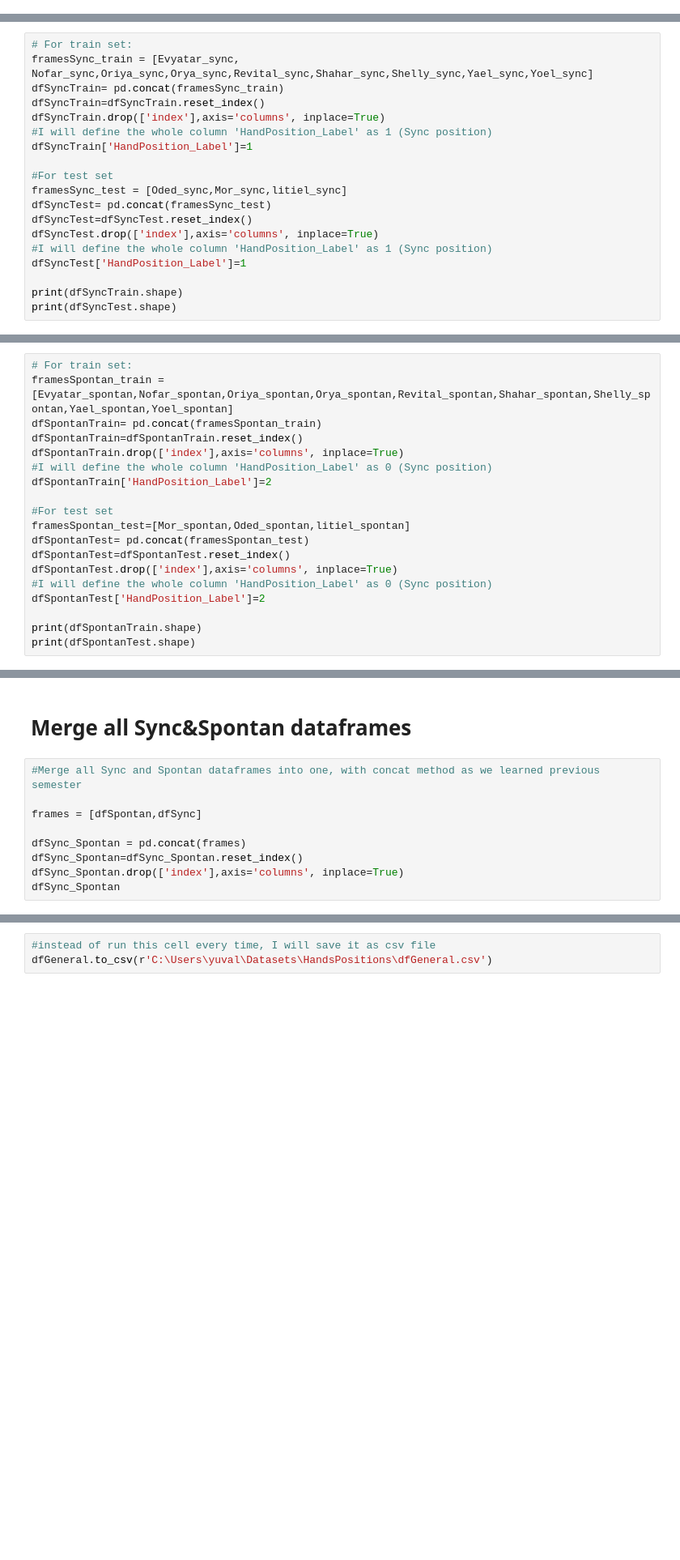
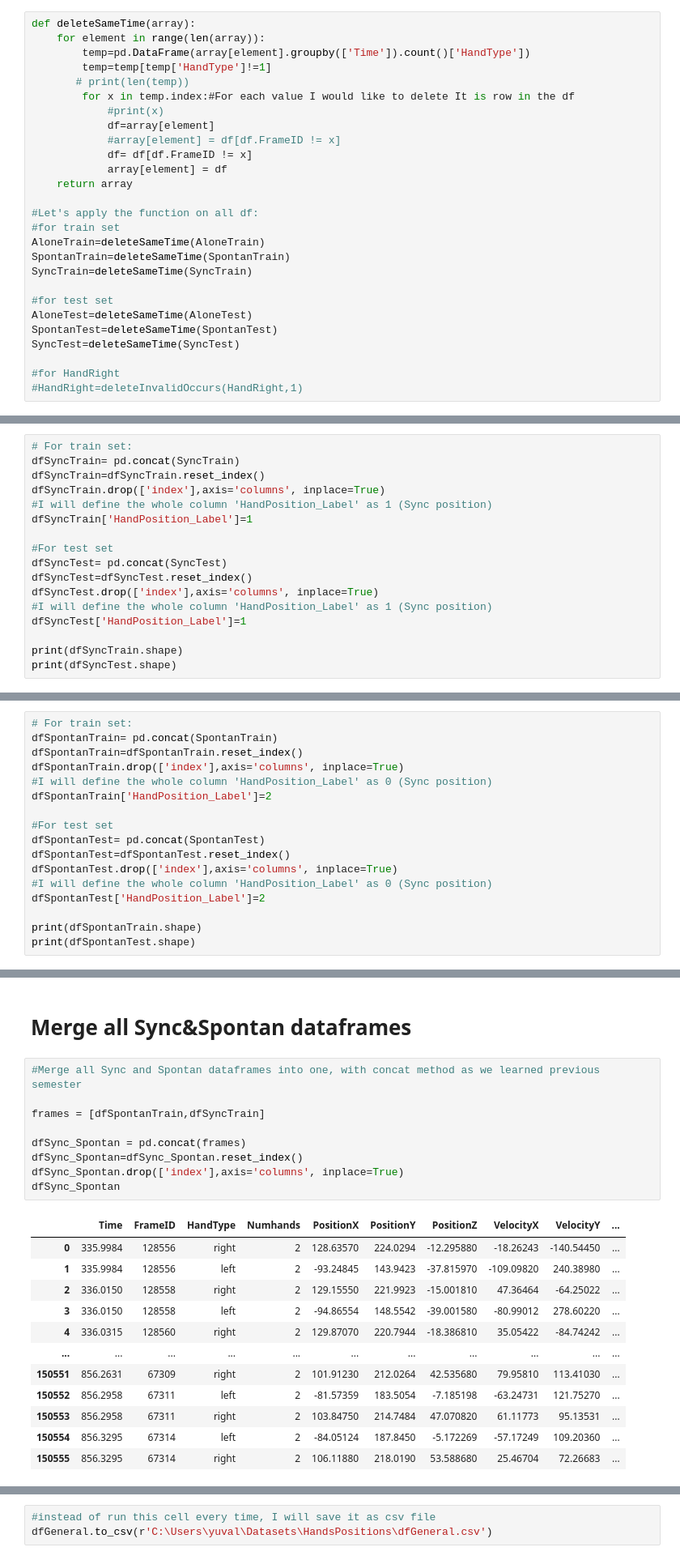
Before and after one commit to yuvalTrip/Final-Project-First-Year-Semester-B, a Jupyter notebook: Pandas- Classification work-Hands Positions.ipynb, the cells around one changed output, grey strips where cells are left out. Shown at 81% size. Saved outputs shown, nothing was run; the diff lists cells and outputs as text; blank space fills up the shorter version.

```diff
--- a/Pandas- Classification work-Hands Positions.ipynb
+++ b/Pandas- Classification work-Hands Positions.ipynb
@@ -270,0 +367,27 @@ for i in range(len(syncListTest)):
+# %%
+def deleteSameTime(array):
+    for element in range(len(array)):
+        temp=pd.DataFrame(array[element].groupby(['Time']).count()['HandType'])
+        temp=temp[temp['HandType']!=1]
+       # print(len(temp))
+        for x in temp.index:#For each value I would like to delete It is row in the df
+            #print(x)
+            df=array[element]
+            #array[element] = df[df.FrameID != x]
+            df= df[df.FrameID != x]
+            array[element] = df
+    return array
+
+#Let's apply the function on all df:
+#for train set
+AloneTrain=deleteSameTime(AloneTrain)
+SpontanTrain=deleteSameTime(SpontanTrain)
+SyncTrain=deleteSameTime(SyncTrain)
+
+#for test set
+AloneTest=deleteSameTime(AloneTest)
+SpontanTest=deleteSameTime(SpontanTest)
+SyncTest=deleteSameTime(SyncTest)
+
+#for HandRight
+#HandRight=deleteInvalidOccurs(HandRight,1)
@@ -354,15 +550,13 @@ dfAloneAndRight=dfAloneAndRight.drop(['Unnamed: 0'], axis=1)
 # %%
 # For train set:
-framesSync_train = [Evyatar_sync, Nofar_sync,Oriya_sync,Orya_sync,Revital_sync,Shahar_sync,Shelly_sync,Yael_sync,Yoel_sync]
-dfSyncTrain= pd.concat(framesSync_train)
+dfSyncTrain= pd.concat(SyncTrain)
 dfSyncTrain=dfSyncTrain.reset_index()
 dfSyncTrain.drop(['index'],axis='columns', inplace=True)
 #I will define the whole column 'HandPosition_Label' as 1 (Sync position)
 dfSyncTrain['HandPosition_Label']=1
 
 #For test set
-framesSync_test = [Oded_sync,Mor_sync,litiel_sync]
-dfSyncTest= pd.concat(framesSync_test)
+dfSyncTest= pd.concat(SyncTest)
 dfSyncTest=dfSyncTest.reset_index()
 dfSyncTest.drop(['index'],axis='columns', inplace=True)
 #I will define the whole column 'HandPosition_Label' as 1 (Sync position)
@@ -375,15 +588,13 @@ print(dfSyncTest.shape)
 # %%
 # For train set:
-framesSpontan_train = [Evyatar_spontan,Nofar_spontan,Oriya_spontan,Orya_spontan,Revital_spontan,Shahar_spontan,Shelly_spontan,Yael_spontan,Yoel_spontan]
-dfSpontanTrain= pd.concat(framesSpontan_train)
+dfSpontanTrain= pd.concat(SpontanTrain)
 dfSpontanTrain=dfSpontanTrain.reset_index()
 dfSpontanTrain.drop(['index'],axis='columns', inplace=True)
 #I will define the whole column 'HandPosition_Label' as 0 (Sync position)
 dfSpontanTrain['HandPosition_Label']=2
 
 #For test set
-framesSpontan_test=[Mor_spontan,Oded_spontan,litiel_spontan]
-dfSpontanTest= pd.concat(framesSpontan_test)
+dfSpontanTest= pd.concat(SpontanTest)
 dfSpontanTest=dfSpontanTest.reset_index()
 dfSpontanTest.drop(['index'],axis='columns', inplace=True)
 #I will define the whole column 'HandPosition_Label' as 0 (Sync position)
@@ -398,9 +612,22 @@ print(dfSpontanTest.shape)
 # %%
 #Merge all Sync and Spontan dataframes into one, with concat method as we learned previous semester
 
-frames = [dfSpontan,dfSync]
+frames = [dfSpontanTrain,dfSyncTrain]
 
 dfSync_Spontan = pd.concat(frames)
 dfSync_Spontan=dfSync_Spontan.reset_index()
 dfSync_Spontan.drop(['index'],axis='columns', inplace=True)
 dfSync_Spontan
+# %% [output]
+|  | Time | FrameID | HandType | Numhands | PositionX | PositionY | PositionZ | VelocityX | VelocityY | ... |
+| 0 | 335.9984 | 128556 | right | 2 | 128.63570 | 224.0294 | -12.295880 | -18.26243 | -140.54450 | ... |
+| 1 | 335.9984 | 128556 | left | 2 | -93.24845 | 143.9423 | -37.815970 | -109.09820 | 240.38980 | ... |
+| 2 | 336.0150 | 128558 | right | 2 | 129.15550 | 221.9923 | -15.001810 | 47.36464 | -64.25022 | ... |
+| 3 | 336.0150 | 128558 | left | 2 | -94.86554 | 148.5542 | -39.001580 | -80.99012 | 278.60220 | ... |
+| 4 | 336.0315 | 128560 | right | 2 | 129.87070 | 220.7944 | -18.386810 | 35.05422 | -84.74242 | ... |
+| ... | ... | ... | ... | ... | ... | ... | ... | ... | ... | ... |
+| 150551 | 856.2631 | 67309 | right | 2 | 101.91230 | 212.0264 | 42.535680 | 79.95810 | 113.41030 | ... |
+| 150552 | 856.2958 | 67311 | left | 2 | -81.57359 | 183.5054 | -7.185198 | -63.24731 | 121.75270 | ... |
+| 150553 | 856.2958 | 67311 | right | 2 | 103.84750 | 214.7484 | 47.070820 | 61.11773 | 95.13531 | ... |
+| 150554 | 856.3295 | 67314 | left | 2 | -84.05124 | 187.8450 | -5.172269 | -57.17249 | 109.20360 | ... |
+| 150555 | 856.3295 | 67314 | right | 2 | 106.11880 | 218.0190 | 53.588680 | 25.46704 | 72.26683 | ... |
```
Also changed, not shown: parts of 71 cells of this notebook.
